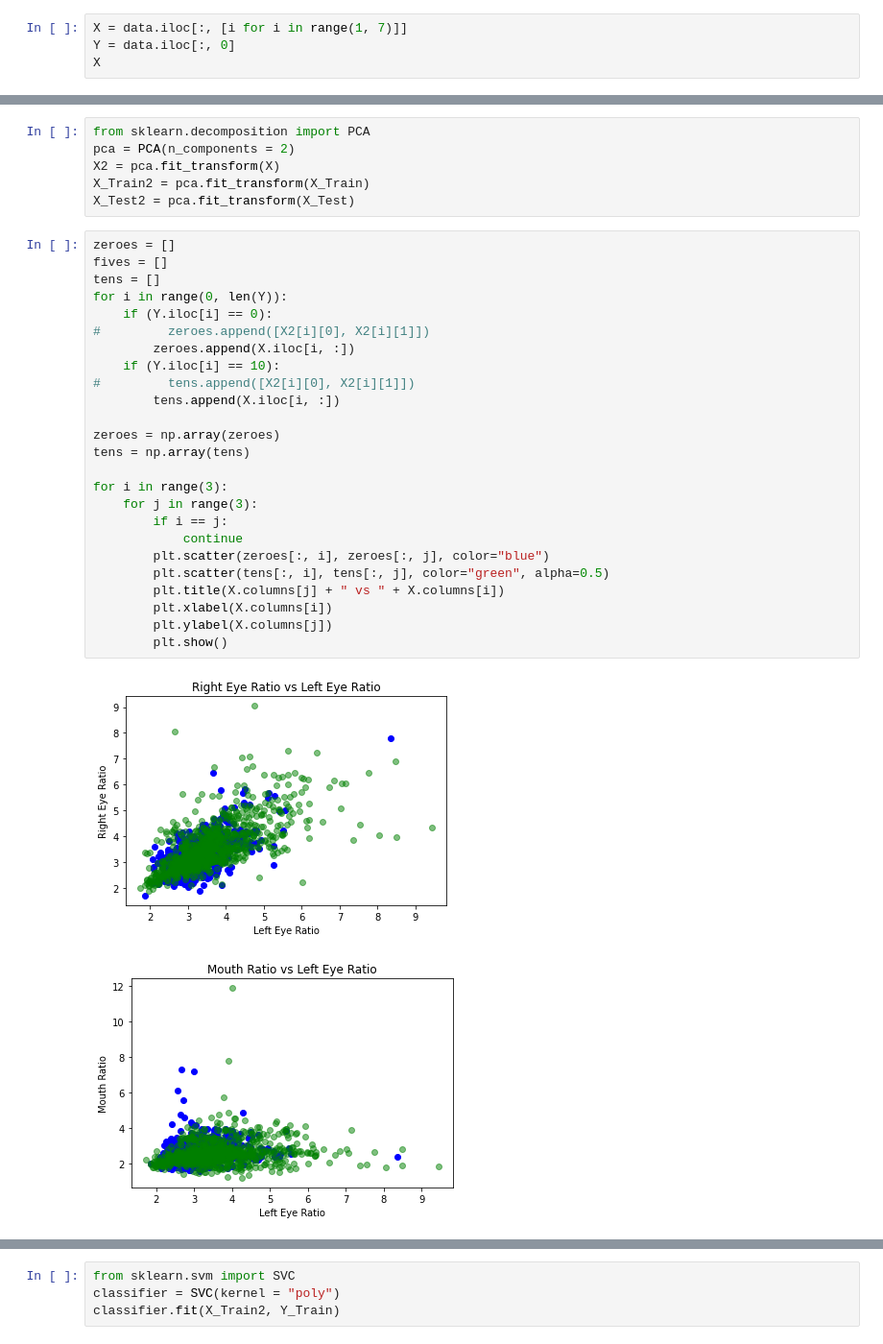
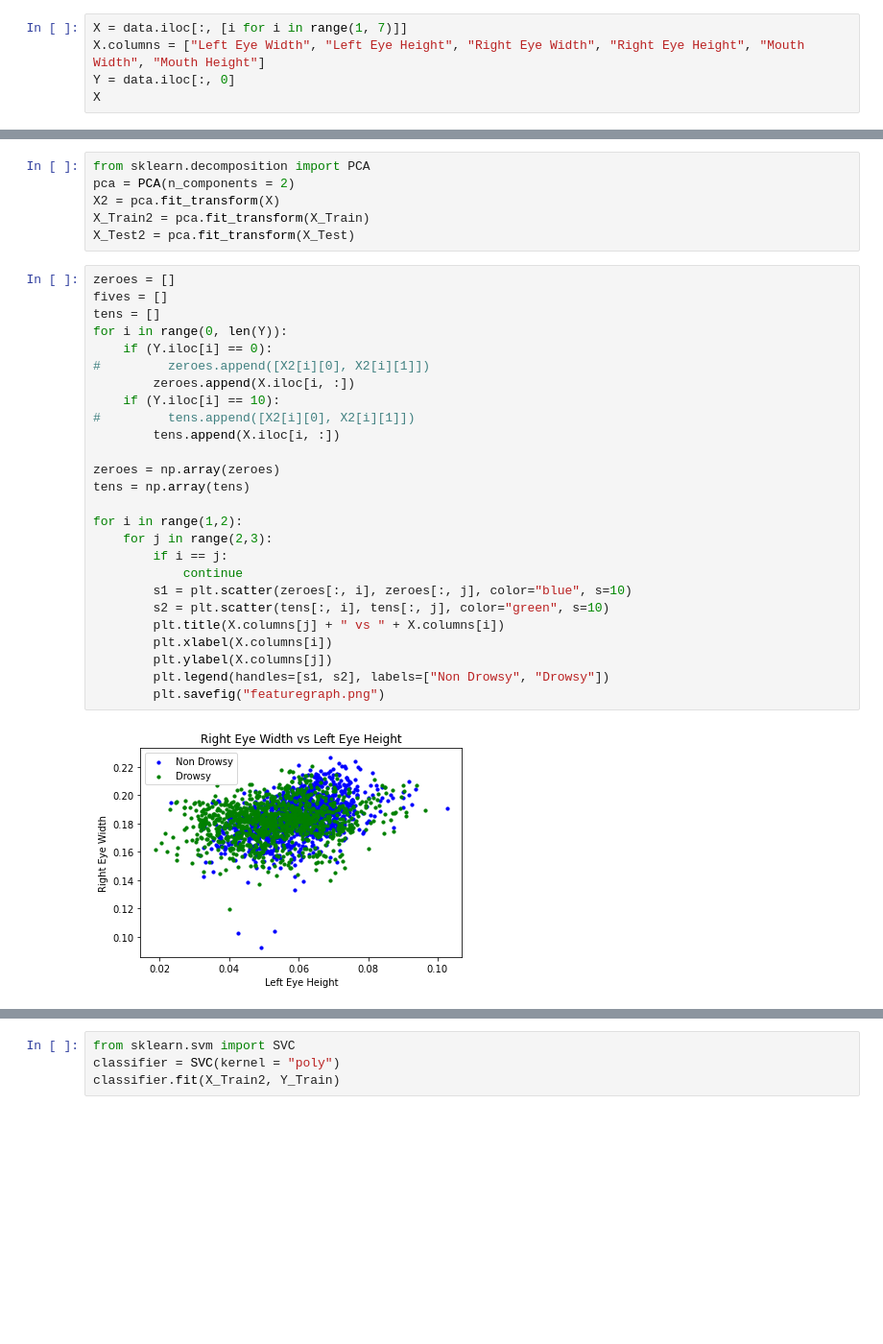
Before and after one commit to InspirAsianz/DrowsyDetection, a Jupyter notebook: SVM.ipynb, the cells around one changed output, grey strips where cells are left out. Shown: that part at 96% size. Drawn from its saved outputs; the diff is of its cells as text; blank space fills up the shorter version.

```diff
--- a/SVM.ipynb
+++ b/SVM.ipynb
@@ -55,5 +58,6 @@ data
 # %%
 X = data.iloc[:, [i for i in range(1, 7)]]
+X.columns = ["Left Eye Width", "Left Eye Height", "Right Eye Width", "Right Eye Height", "Mouth Width", "Mouth Height"]
 Y = data.iloc[:, 0]
 X
 # %% [output]
@@ -106,28 +110,28 @@ X_Test2 = pca.fit_transform(X_Test)
 # %%
 zeroes = []
 fives = []
 tens = []
 for i in range(0, len(Y)):
     if (Y.iloc[i] == 0):
 #         zeroes.append([X2[i][0], X2[i][1]])
         zeroes.append(X.iloc[i, :])
     if (Y.iloc[i] == 10):
 #         tens.append([X2[i][0], X2[i][1]])
         tens.append(X.iloc[i, :])
 
 zeroes = np.array(zeroes)
 tens = np.array(tens)
 
-for i in range(3):
-    for j in range(3):
+for i in range(1,2):
+    for j in range(2,3):
         if i == j:
             continue
-        plt.scatter(zeroes[:, i], zeroes[:, j], color="blue")
-        plt.scatter(tens[:, i], tens[:, j], color="green", alpha=0.5)
+        s1 = plt.scatter(zeroes[:, i], zeroes[:, j], color="blue", s=10)
+        s2 = plt.scatter(tens[:, i], tens[:, j], color="green", s=10)
         plt.title(X.columns[j] + " vs " + X.columns[i])
         plt.xlabel(X.columns[i])
         plt.ylabel(X.columns[j])
-        plt.show()
+        plt.legend(handles=[s1, s2], labels=["Non Drowsy", "Drowsy"])
+        plt.savefig("featuregraph.png")
 # %% [output]
-[figure, old version]
+[figure, new version]
-[figure, removed]
```
Also changed, not shown: parts of 5 cells of this notebook, 10 other files.
